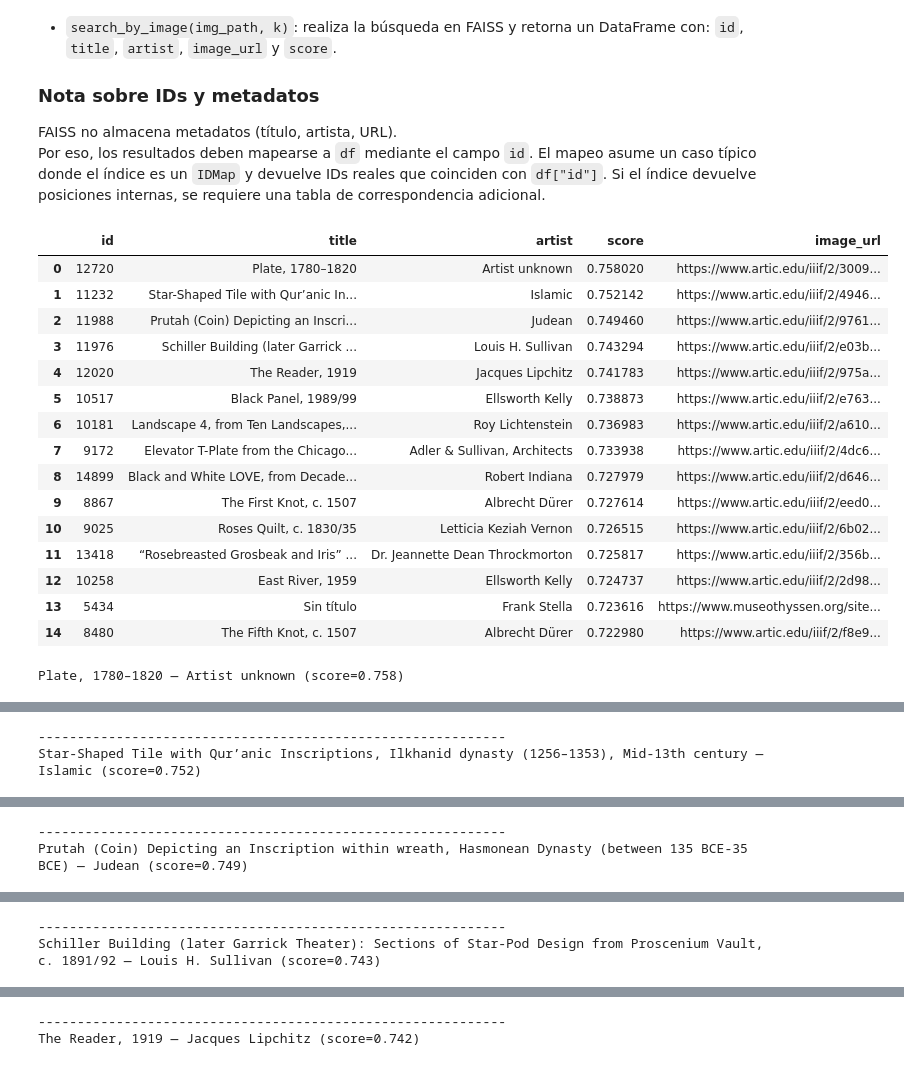
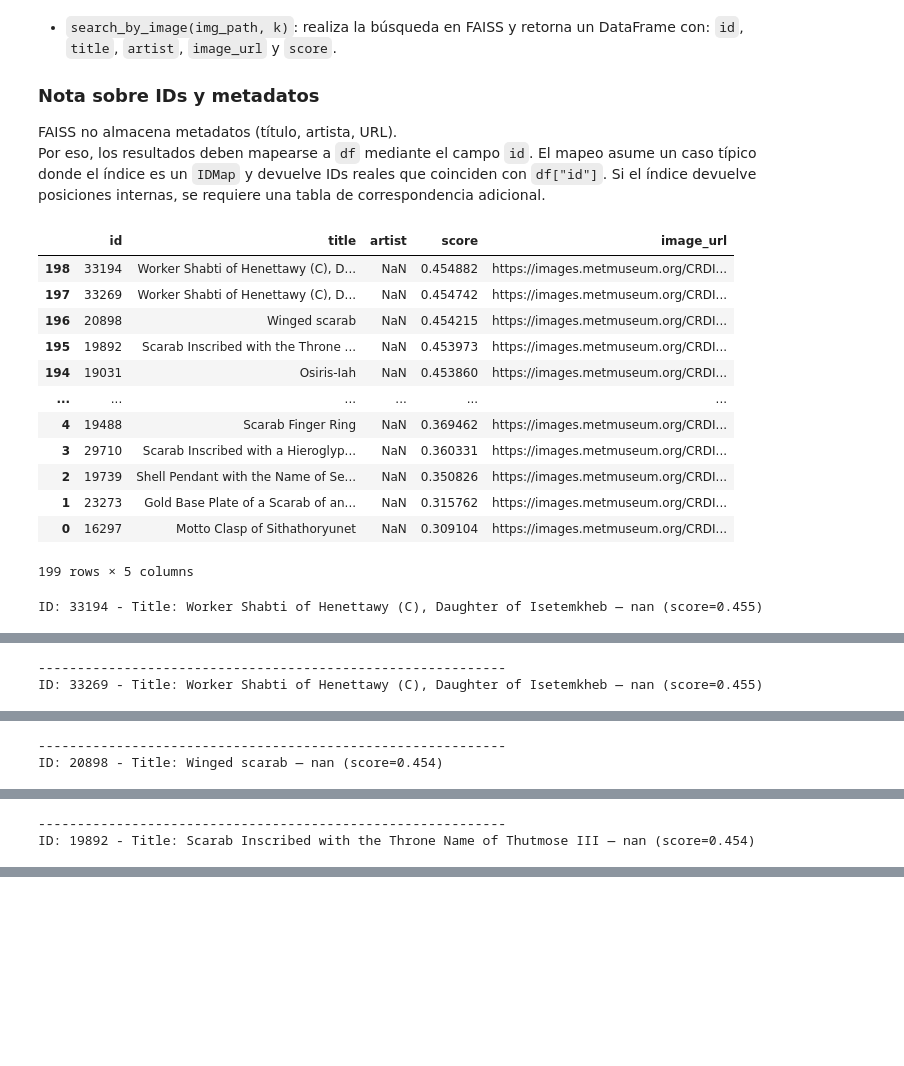
Before and after one commit to ibarajas248/analisis_de_imagen_CLIP_FAISS, a Jupyter notebook: analisis_de_imagen.ipynb, the cells around one changed output, grey strips where cells are left out. Saved outputs shown, nothing was run; the diff lists cells and outputs as text; code cells hidden in the pictures; blank space fills up the shorter version.

```diff
--- a/analisis_de_imagen.ipynb
+++ b/analisis_de_imagen.ipynb
@@ -169,7 +309,7 @@ una estructura externa de metadatos (por ejemplo, una lista o base de datos).
 import os
 import faiss
 
-INDEX_PATH = r"C:\Users\David\PycharmProjects\thyssen\clip_vitb32.index"  # <-- cambia esto
+INDEX_PATH = r"C:\Users\David\PycharmProjects\proyectos_organizados\humanidades_digitales\analisis_de_imagen\clip_vitb32_combined.index"  # <-- especificar_ruta
 
 INDEX_PATH = os.path.abspath(INDEX_PATH)
 index = faiss.read_index(INDEX_PATH)
@@ -236,17 +381,34 @@ o si el dataset fue filtrado posteriormente.
 import pandas as pd
 import numpy as np
 
-# asegura tipo
+# 1) asegurar tipo
 df["id"] = pd.to_numeric(df["id"], errors="coerce").astype("Int64")
 
-# ordena según ids_faiss
+# 2) (opcional) quitar filas sin id
+df = df[df["id"].notna()].copy()
+
+# 3) detectar duplicados y resolverlos
+dups = df["id"].duplicated(keep=False)
+n_dups = int(dups.sum())
+
+if n_dups > 0:
+    print(f"⚠️ Hay {n_dups} filas con id duplicado (no se puede reindexar así).")
+    print("Ejemplo de IDs duplicados:", df.loc[dups, "id"].unique()[:10])
+
+    # CORRECCIÓN: nos quedamos con UNA fila por id
+    # elige keep="last" o keep="first" según te convenga
+    df = df.drop_duplicates(subset=["id"], keep="last").copy()
+    print("✅ Duplicados resueltos. Filas después de dedupe:", len(df))
+
+# 4) alinear según ids_faiss (respeta el orden)
+ids_faiss_idx = pd.array(ids_faiss, dtype="Int64")
+
 df_aligned = (
     df.set_index("id")
-      .reindex(ids_faiss)          # respeta el orden del FAISS
+      .reindex(ids_faiss_idx)
       .reset_index()
 )
 
-# filas que no existan en df quedan como NaN (por si el CSV no tiene todas)
 print(df_aligned.head())
 print("Filas alineadas:", len(df_aligned))
 print("Faltantes en df:", df_aligned["source"].isna().sum())
@@ -541,63 +705,58 @@ def search_by_image(img_path: str, k: int = 10) -> pd.DataFrame:
     Busca las k más similares en el índice FAISS usando una imagen externa.
     Devuelve un DataFrame con score y metadatos del df.
     """
     q = image_embedding_from_path(img_path)   # (1,512)
     D, I = index.search(q, k)                 # I: (1,k) ids o posiciones; D: (1,k) scores
 
     ids = I[0].astype("int64")
     scores = D[0]
 
     # Caso típico: tu índice es IDMap y devuelve ids reales = df['id']
     df_idx = df.set_index("id")
     keep_ids = [int(x) for x in ids if int(x) in df_idx.index]
 
     out = (df_idx.loc[keep_ids]
            .assign(score=scores[:len(keep_ids)])
            .reset_index()
            .sort_values("score", ascending=False))
     return out
 
 # ---- USO ----
-img_path = r"C:\Users\David\PycharmProjects\proyectos_organizados\humanidades_digitales\analisis_de_imagen\c93000213c2270e296338c28c4f668be.jpg"
-df_sim = search_by_image(img_path, k=15)
-display(df_sim[["id","title","artist","score","image_url"]].head(15))
+img_path = r"C:\Users\David\PycharmProjects\proyectos_organizados\humanidades_digitales\analisis_de_imagen\djkbflhikuadslsad.jpg"
+df_sim = search_by_image(img_path, k=200)
+display(df_sim[["id","title","artist","score","image_url"]].head(200))
 
 # ---- MOSTRAR TOP IMÁGENES (opcional) ----
 from IPython.display import Image as IPyImage, display
 
-top = df_sim.head(10)
+top = df_sim.head(60)
 for _, row in top.iterrows():
-    print(f"{row.get('title','')} — {row.get('artist','')} (score={row['score']:.3f})")
+    print(f"ID: {row.get('id','')} - Title: {row.get('title','')} — {row.get('artist','')} (score={row['score']:.3f})")
     if pd.notna(row.get("image_url", None)):
         display(IPyImage(url=row["image_url"], width=300))
     print("-" * 60)
 # %% [output]
 |  | id | title | artist | score | image_url |
-| 0 | 12720 | Plate, 1780–1820 | Artist unknown | 0.758020 | https://www.artic.edu/iiif/2/3009... |
-| 1 | 11232 | Star-Shaped Tile with Qur’anic In... | Islamic | 0.752142 | https://www.artic.edu/iiif/2/4946... |
-| 2 | 11988 | Prutah (Coin) Depicting an Inscri... | Judean | 0.749460 | https://www.artic.edu/iiif/2/9761... |
-| 3 | 11976 | Schiller Building (later Garrick ... | Louis H. Sullivan | 0.743294 | https://www.artic.edu/iiif/2/e03b... |
-| 4 | 12020 | The Reader, 1919 | Jacques Lipchitz | 0.741783 | https://www.artic.edu/iiif/2/975a... |
-| 5 | 10517 | Black Panel, 1989/99 | Ellsworth Kelly | 0.738873 | https://www.artic.edu/iiif/2/e763... |
-| 6 | 10181 | Landscape 4, from Ten Landscapes,... | Roy Lichtenstein | 0.736983 | https://www.artic.edu/iiif/2/a610... |
-| 7 | 9172 | Elevator T-Plate from the Chicago... | Adler & Sullivan, Architects | 0.733938 | https://www.artic.edu/iiif/2/4dc6... |
-| 8 | 14899 | Black and White LOVE, from Decade... | Robert Indiana | 0.727979 | https://www.artic.edu/iiif/2/d646... |
-| 9 | 8867 | The First Knot, c. 1507 | Albrecht Dürer | 0.727614 | https://www.artic.edu/iiif/2/eed0... |
-| 10 | 9025 | Roses Quilt, c. 1830/35 | Letticia Keziah Vernon | 0.726515 | https://www.artic.edu/iiif/2/6b02... |
-| 11 | 13418 | “Rosebreasted Grosbeak and Iris” ... | Dr. Jeannette Dean Throckmorton | 0.725817 | https://www.artic.edu/iiif/2/356b... |
-| 12 | 10258 | East River, 1959 | Ellsworth Kelly | 0.724737 | https://www.artic.edu/iiif/2/2d98... |
-| 13 | 5434 | Sin título | Frank Stella | 0.723616 | https://www.museothyssen.org/site... |
-| 14 | 8480 | The Fifth Knot, c. 1507 | Albrecht Dürer | 0.722980 | https://www.artic.edu/iiif/2/f8e9... |
+| 198 | 33194 | Worker Shabti of Henettawy (C), D... | NaN | 0.454882 | https://images.metmuseum.org/CRDI... |
+| 197 | 33269 | Worker Shabti of Henettawy (C), D... | NaN | 0.454742 | https://images.metmuseum.org/CRDI... |
+| 196 | 20898 | Winged scarab | NaN | 0.454215 | https://images.metmuseum.org/CRDI... |
+| 195 | 19892 | Scarab Inscribed with the Throne ... | NaN | 0.453973 | https://images.metmuseum.org/CRDI... |
+| 194 | 19031 | Osiris-Iah | NaN | 0.453860 | https://images.metmuseum.org/CRDI... |
+| ... | ... | ... | ... | ... | ... |
+| 4 | 19488 | Scarab Finger Ring | NaN | 0.369462 | https://images.metmuseum.org/CRDI... |
+| 3 | 29710 | Scarab Inscribed with a Hieroglyp... | NaN | 0.360331 | https://images.metmuseum.org/CRDI... |
+| 2 | 19739 | Shell Pendant with the Name of Se... | NaN | 0.350826 | https://images.metmuseum.org/CRDI... |
+| 1 | 23273 | Gold Base Plate of a Scarab of an... | NaN | 0.315762 | https://images.metmuseum.org/CRDI... |
+| 0 | 16297 | Motto Clasp of Sithathoryunet | NaN | 0.309104 | https://images.metmuseum.org/CRDI... |
-Plate, 1780–1820 — Artist unknown (score=0.758)
+199 rows × 5 columns
+ID: 33194 - Title: Worker Shabti of Henettawy (C), Daughter of Isetemkheb — nan (score=0.455)
 [interactive output not drawn]
-------------------------------------------------------------
-Star-Shaped Tile with Qur’anic Inscriptions, Ilkhanid dynasty (1256–1353), Mid-13th century — Islamic (score=0.752)
+------------------------------------------------------------
+ID: 33269 - Title: Worker Shabti of Henettawy (C), Daughter of Isetemkheb — nan (score=0.455)
 [interactive output not drawn]
-------------------------------------------------------------
-Prutah (Coin) Depicting an Inscription within wreath, Hasmonean Dynasty (between 135 BCE-35 BCE) — Judean (score=0.749)
+------------------------------------------------------------
+ID: 20898 - Title: Winged scarab — nan (score=0.454)
 [interactive output not drawn]
-------------------------------------------------------------
-Schiller Building (later Garrick Theater): Sections of Star-Pod Design from Proscenium Vault, c. 1891/92 — Louis H. Sullivan (score=0.743)
+------------------------------------------------------------
+ID: 19892 - Title: Scarab Inscribed with the Throne Name of Thutmose III — nan (score=0.454)
 [interactive output not drawn]
-------------------------------------------------------------
-The Reader, 1919 — Jacques Lipchitz (score=0.742)
```
Also changed, not shown: parts of 24 cells of this notebook, 4 other files.
